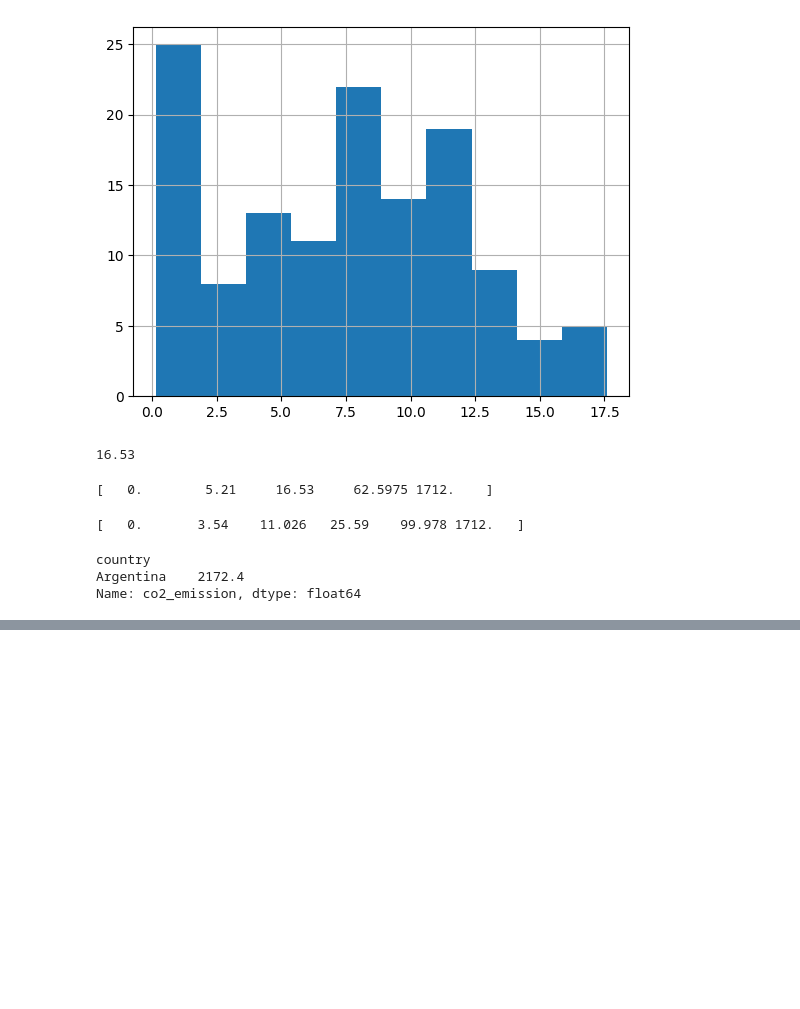
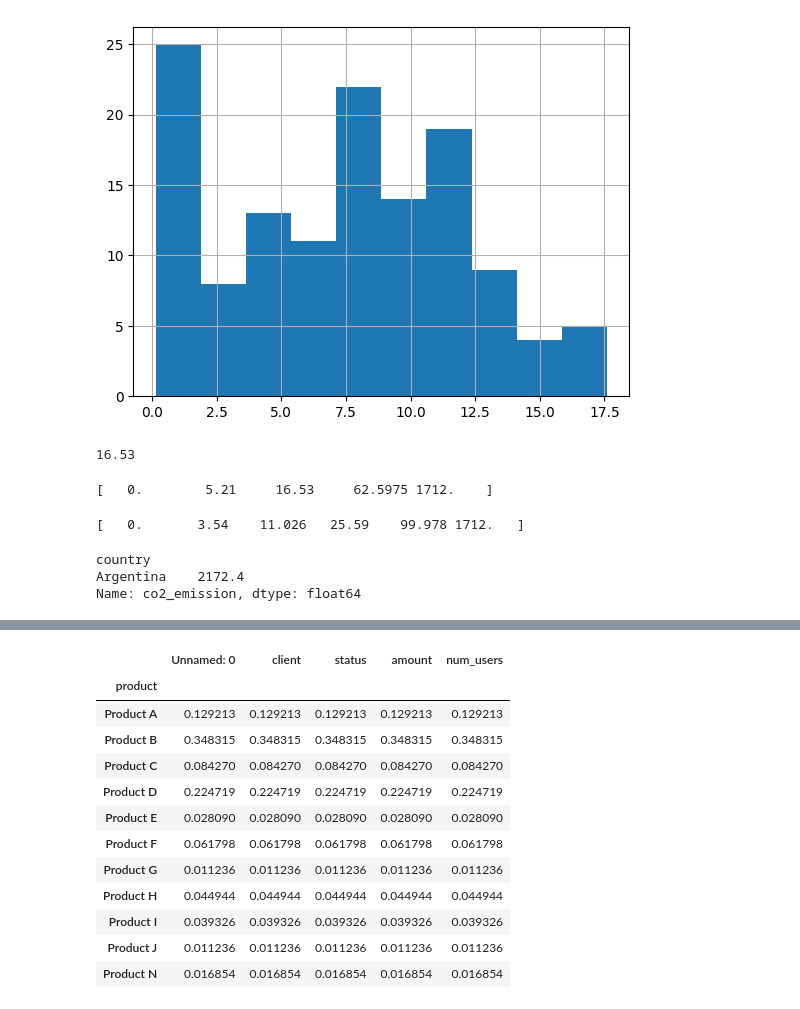
Before and after one commit to esragcetnky/DataCampCourses, a Jupyter notebook: Statistics_Fundamentals_in_Python/1_intro_stats.ipynb, the cells around one changed output, grey strips where cells are left out. Saved outputs shown, nothing was run; the diff lists cells and outputs as text; code cells hidden in the pictures; blank space fills up the shorter version.

```diff
--- a/Statistics_Fundamentals_in_Python/1_intro_stats.ipynb
+++ b/Statistics_Fundamentals_in_Python/1_intro_stats.ipynb
@@ -102,0 +130,2 @@ Name: co2_emission, dtype: float64
+# %%
+amir_deals = pd.read_csv('Data\\amir_deals.csv')
@@ -102,0 +149,16 @@ Name: co2_emission, dtype: float64
+# %%
+amir_deals.groupby('product').count() / amir_deals.shape[0]
+# %% [output]
+|  | Unnamed: 0 | client | status | amount | num_users |
+| product |  |  |  |  |  |
+| Product A | 0.129213 | 0.129213 | 0.129213 | 0.129213 | 0.129213 |
+| Product B | 0.348315 | 0.348315 | 0.348315 | 0.348315 | 0.348315 |
+| Product C | 0.084270 | 0.084270 | 0.084270 | 0.084270 | 0.084270 |
+| Product D | 0.224719 | 0.224719 | 0.224719 | 0.224719 | 0.224719 |
+| Product E | 0.028090 | 0.028090 | 0.028090 | 0.028090 | 0.028090 |
+| Product F | 0.061798 | 0.061798 | 0.061798 | 0.061798 | 0.061798 |
+| Product G | 0.011236 | 0.011236 | 0.011236 | 0.011236 | 0.011236 |
+| Product H | 0.044944 | 0.044944 | 0.044944 | 0.044944 | 0.044944 |
+| Product I | 0.039326 | 0.039326 | 0.039326 | 0.039326 | 0.039326 |
+| Product J | 0.011236 | 0.011236 | 0.011236 | 0.011236 | 0.011236 |
+| Product N | 0.016854 | 0.016854 | 0.016854 | 0.016854 | 0.016854 |
```
Also changed, not shown: parts of 8 cells of this notebook.
